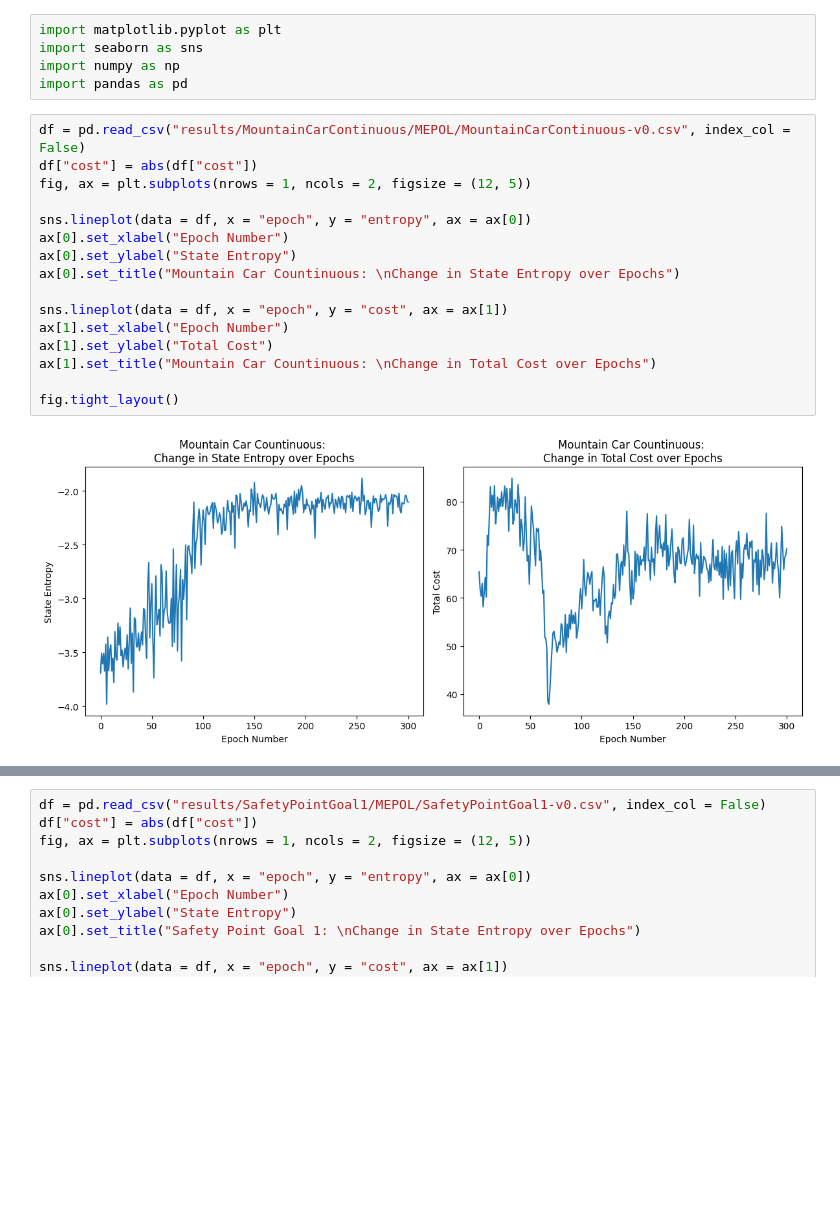
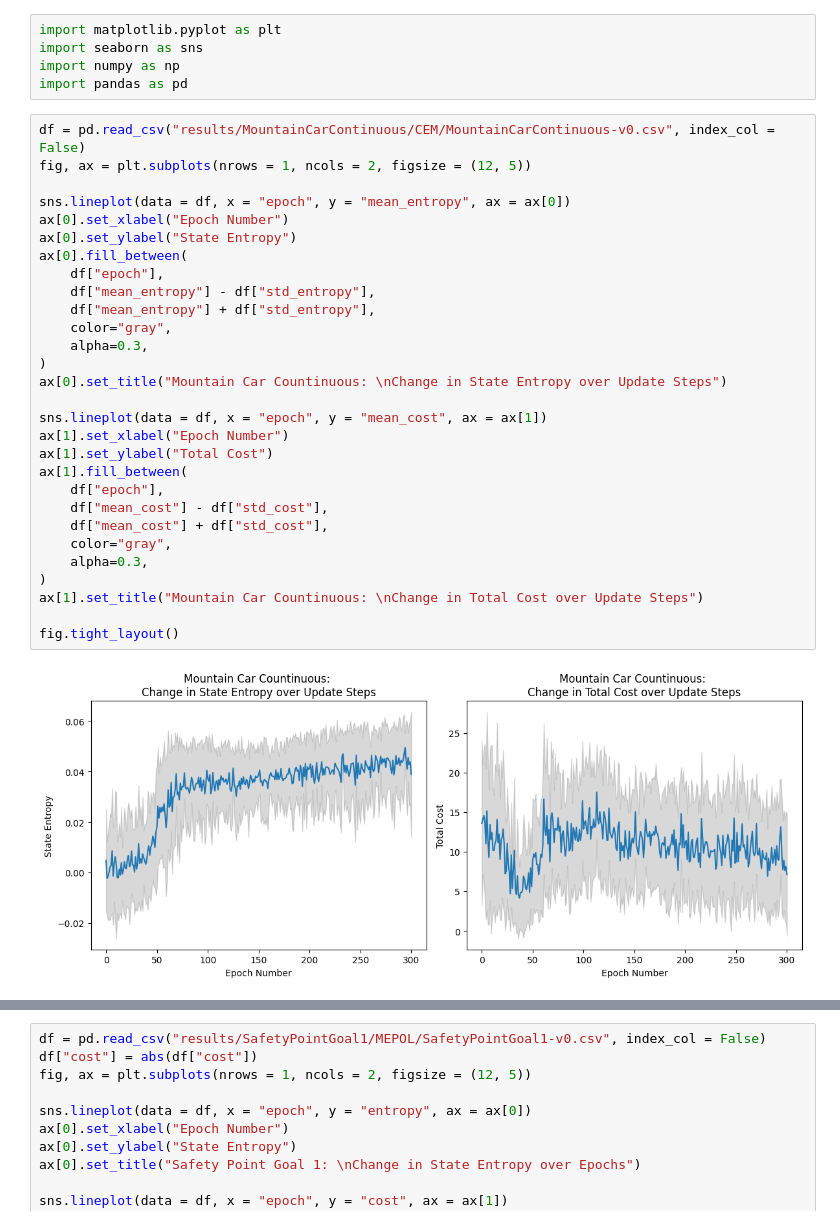
Before and after one commit to micobruh/safe-rl, a Jupyter notebook: visualization.ipynb, the cells around one changed output, grey strips where cells are left out. Drawn from its saved outputs; the diff is of its cells as text; blank space fills up the shorter version.

```diff
--- a/visualization.ipynb
+++ b/visualization.ipynb
@@ -4,20 +4,33 @@ import seaborn as sns
 import numpy as np
 import pandas as pd
 # %%
-df = pd.read_csv("results/MountainCarContinuous/MEPOL/MountainCarContinuous-v0.csv", index_col = False)
-df["cost"] = abs(df["cost"])
+df = pd.read_csv("results/MountainCarContinuous/CEM/MountainCarContinuous-v0.csv", index_col = False)
 fig, ax = plt.subplots(nrows = 1, ncols = 2, figsize = (12, 5))
 
-sns.lineplot(data = df, x = "epoch", y = "entropy", ax = ax[0])
+sns.lineplot(data = df, x = "epoch", y = "mean_entropy", ax = ax[0])
 ax[0].set_xlabel("Epoch Number")
 ax[0].set_ylabel("State Entropy")
-ax[0].set_title("Mountain Car Countinuous: \nChange in State Entropy over Epochs")
+ax[0].fill_between(
+    df["epoch"],
+    df["mean_entropy"] - df["std_entropy"],
+    df["mean_entropy"] + df["std_entropy"],
+    color="gray",
+    alpha=0.3,
+)
+ax[0].set_title("Mountain Car Countinuous: \nChange in State Entropy over Update Steps")
 
-sns.lineplot(data = df, x = "epoch", y = "cost", ax = ax[1])
+sns.lineplot(data = df, x = "epoch", y = "mean_cost", ax = ax[1])
 ax[1].set_xlabel("Epoch Number")
 ax[1].set_ylabel("Total Cost")
-ax[1].set_title("Mountain Car Countinuous: \nChange in Total Cost over Epochs")
+ax[1].fill_between(
+    df["epoch"],
+    df["mean_cost"] - df["std_cost"],
+    df["mean_cost"] + df["std_cost"],
+    color="gray",
+    alpha=0.3,
+)
+ax[1].set_title("Mountain Car Countinuous: \nChange in Total Cost over Update Steps")
 
 fig.tight_layout()
 # %% [output]
-[figure, old version]
+[figure, new version]
```
Also changed, not shown: parts of 3 cells of this notebook, 18 other files.
